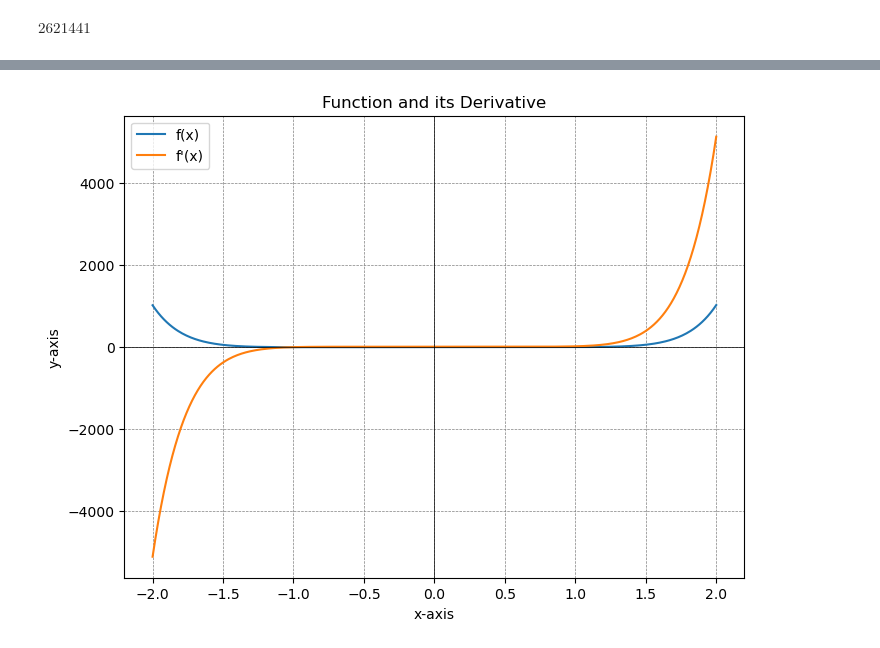
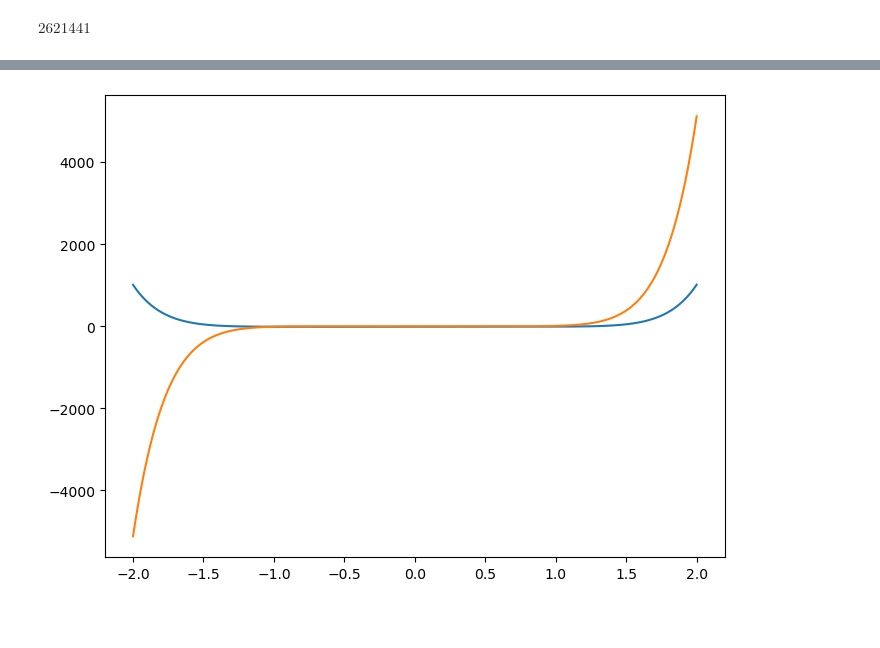
Before and after one commit to rohithmr12/CSM, a Jupyter notebook: lab 1.ipynb, the cells around one changed output, grey strips where cells are left out. Cells and saved outputs as stored; diff of their text form; code cells hidden in the pictures; blank space fills up the shorter version.

```diff
--- a/lab 1.ipynb
+++ b/lab 1.ipynb
@@ -38,37 +32,23 @@ TypeError: Cannot convert expression to float
 # %%
 import matplotlib.pyplot as plt
 import numpy as np
-from sympy import symbols, diff
 
-# Define the symbolic variable
 x = symbols('x')
-
-# Define the function and its derivative
 f = x**10 + x - 10
 fdash = diff(f, x)
 
-# Convert the symbolic expressions to Python functions
 f_func = lambdify(x, f, 'numpy')
 fdash_func = lambdify(x, fdash, 'numpy')
 
-# Generate x values
 x_values = np.linspace(-2, 2, 400)
 
-# Calculate y values for the function and its derivative
-y_values = f_func(x_values)
-y_dash_values = fdash_func(x_values)
+y_values_f = f_func(x_values)
+y_values_fdash = fdash_func(x_values)
 
-# Plot the function and its derivative
 plt.figure(figsize=(8, 6))
-plt.plot(x_values, y_values, label='f(x)')
-plt.plot(x_values, y_dash_values, label="f'(x)")
-plt.axhline(0, color='black', linewidth=0.5)
-plt.axvline(0, color='black', linewidth=0.5)
-plt.grid(color='gray', linestyle='--', linewidth=0.5)
-plt.title("Function and its Derivative")
-plt.xlabel("x-axis")
-plt.ylabel("y-axis")
-plt.legend()
+plt.plot(x_values, y_values_f)
+plt.plot(x_values, y_values_fdash)
+
 plt.show()
 # %% [output]
-[figure, old version]
+[figure, new version]
```
Also changed, not shown: parts of 7 cells of this notebook.
